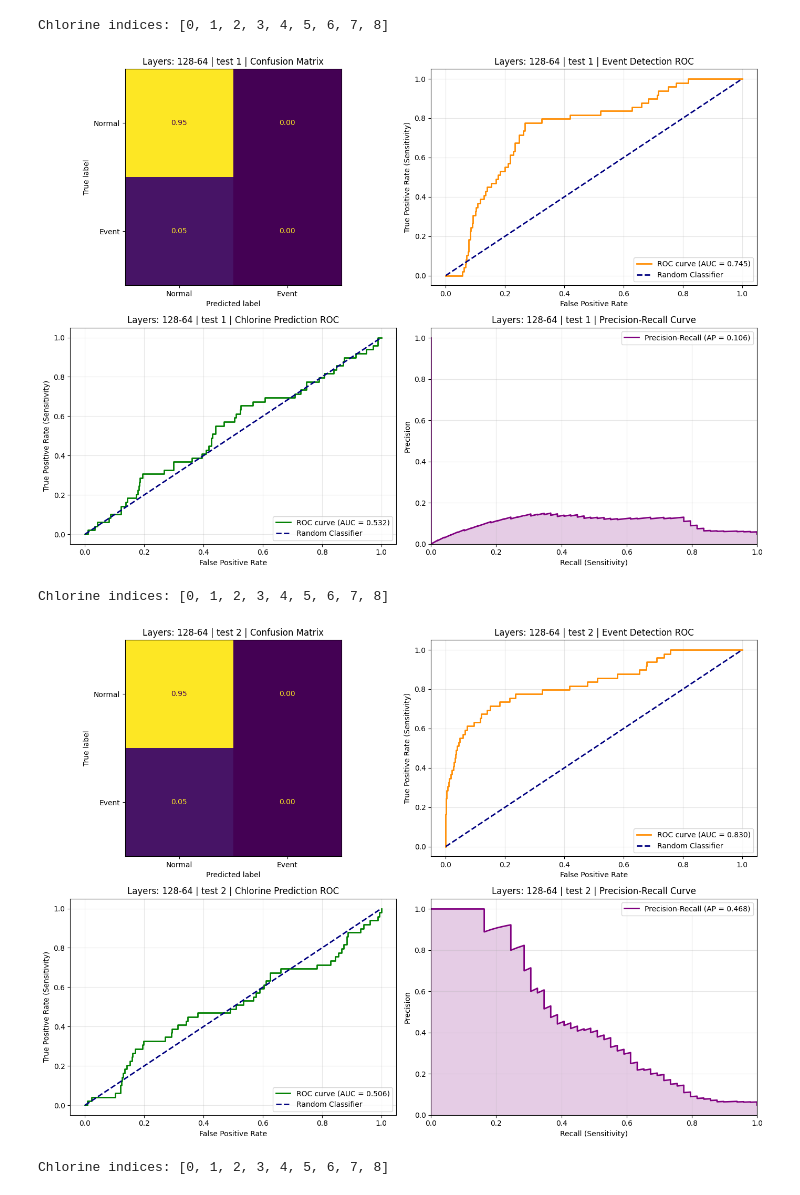
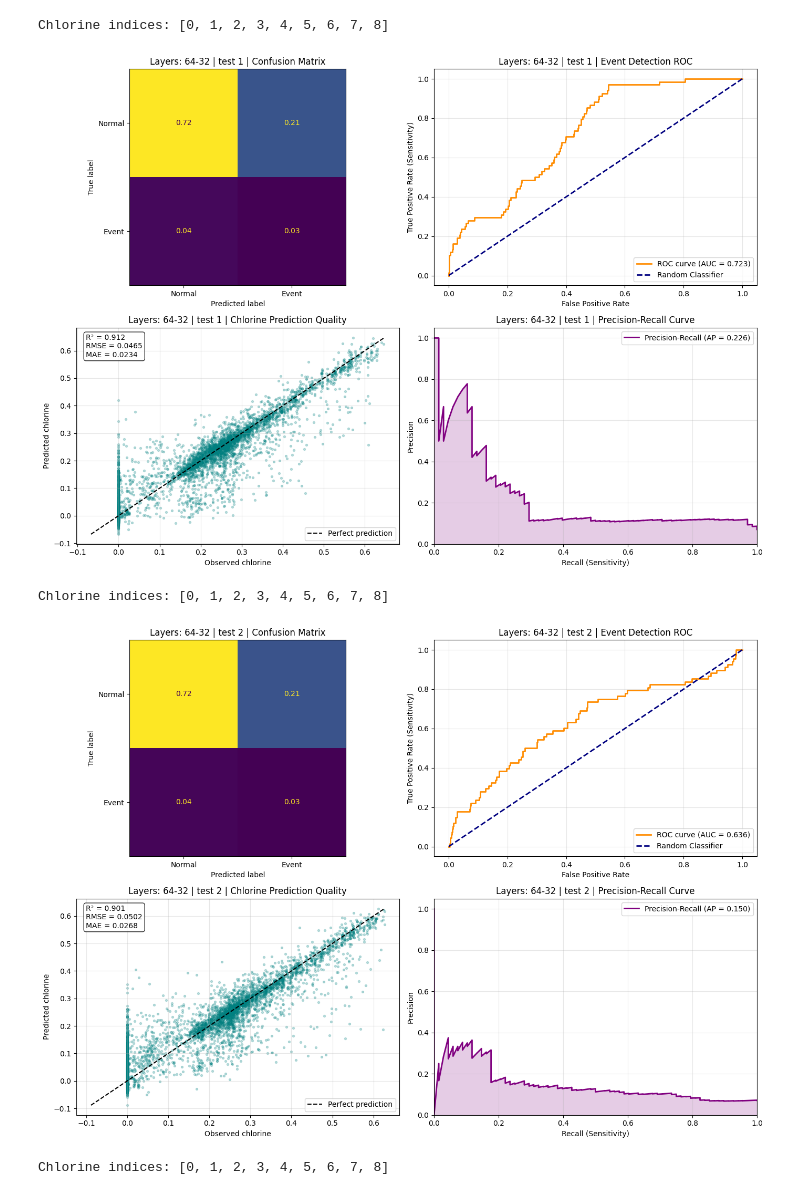
Before and after one commit to esthy13/Arsenic-Detection, a Jupyter notebook: src/notebooks/ANN_testing.ipynb, the cells around one changed output. Saved outputs shown, nothing was run; the diff lists cells and outputs as text; code cells hidden in the pictures.

Commit message:
now the ANN works well for event detection using just chlorine

```diff
--- a/src/notebooks/ANN_testing.ipynb
+++ b/src/notebooks/ANN_testing.ipynb
@@ -41,15 +41,21 @@ Train files: 14 | Test files: 6
 # %%
 # confusion matrix for event detection
-history = 5
-epochs = 12
-batch_size = 256
-learning_rate = 1e-3
+history = 48
+# history 48 = 1 day, history 96 = 2 days
+epochs = 60
+batch_size = 128
+learning_rate = 3e-4
+dropout = 0.0
+weight_decay = 1e-4
+early_stopping_patience = 8
+max_validation_false_alarm_rate = 0.2
+# Held-out test: BA=0.6868, recall=0.5609, FAR=0.1872, precision=0.1851
 
 candidate_hidden_sizes = [
-    #(32,),
-    #(64, 32),
+    (32,),
+    (64, 32),  # best validation configuration
     (128, 64),
-    #(128, 64, 32),
+    (128, 64, 32),
 ]
 # %%
 # RUN only if you want to overwrite the current detector performance results
@@ -62,7 +68,11 @@ for hidden_sizes in candidate_hidden_sizes:
         batch_size=batch_size,
         learning_rate=learning_rate,
         hidden_sizes=hidden_sizes,
+        dropout=dropout,
+        weight_decay=weight_decay,
+        early_stopping_patience=early_stopping_patience,
+        max_validation_false_alarm_rate=max_validation_false_alarm_rate,
     )
 
-    save_detector(candidate_detector, directory=f"../results/2026-06-29/detector_{'-'.join(map(str, hidden_sizes))}")
+    save_detector(candidate_detector, directory="../results/supervised_ann_detector")
 # %% [output]
@@ -74,6 +84,7 @@ from sklearn.metrics import confusion_matrix, ConfusionMatrixDisplay
 from src.event_detection_pipeline.evaluation import (
     plot_roc_curve_event_detection,
     plot_roc_curve_chlorine_prediction,
+    plot_chlorine_prediction_quality,
     plot_precision_recall_curve,
 )
 
@@ -110,11 +121,11 @@ def plot_metrics(result, title_prefix="", chlorine_indices=None):
         ax=axes[0, 1],
     )
 
-    # 3. Chlorine prediction ROC
-    plot_roc_curve_chlorine_prediction(
+    # 3. True chlorine regression quality (ROC would measure event residuals)
+    plot_chlorine_prediction_quality(
         result,
         chlorine_indices=chlorine_indices,
-        title=f"{title_prefix}Chlorine Prediction ROC",
+        title=f"{title_prefix}Chlorine Prediction Quality",
         ax=axes[1, 0],
     )
 
@@ -134,16 +145,16 @@ all_detector_summaries = []
 for hidden_sizes in candidate_hidden_sizes:
     hidden_sizes_label = "-".join(map(str, hidden_sizes))
     detector = load_detector(
-        directory=f"../results/2026-06-29/detector_{hidden_sizes_label}",
+        directory="../results/supervised_ann_detector",
         device="mps",
     )
 
-    selected_test_paths = test_paths[:3]
+    selected_test_paths = test_paths
     results = [detector.detect(path) for path in selected_test_paths]
 
     print(f"Results for detector with hidden sizes: {hidden_sizes_label}")
 
-    # Keep the three test sets separated.
+    # Keep the four held-out test sets separated.
     summary_df = pd.DataFrame(
         [result.summary() for result in results],
         index=[path.name for path in selected_test_paths],
@@ -188,5 +200,5 @@ Results for detector with hidden sizes: 128-64
 Chlorine indices: [0, 1, 2, 3, 4, 5, 6, 7, 8]
-[figure, old version]
+[figure, new version]
 Chlorine indices: [0, 1, 2, 3, 4, 5, 6, 7, 8]
-[figure, old version]
+[figure, new version]
 Chlorine indices: [0, 1, 2, 3, 4, 5, 6, 7, 8]
```
Also changed, not shown: parts of 5 cells of this notebook, 26 other files.
